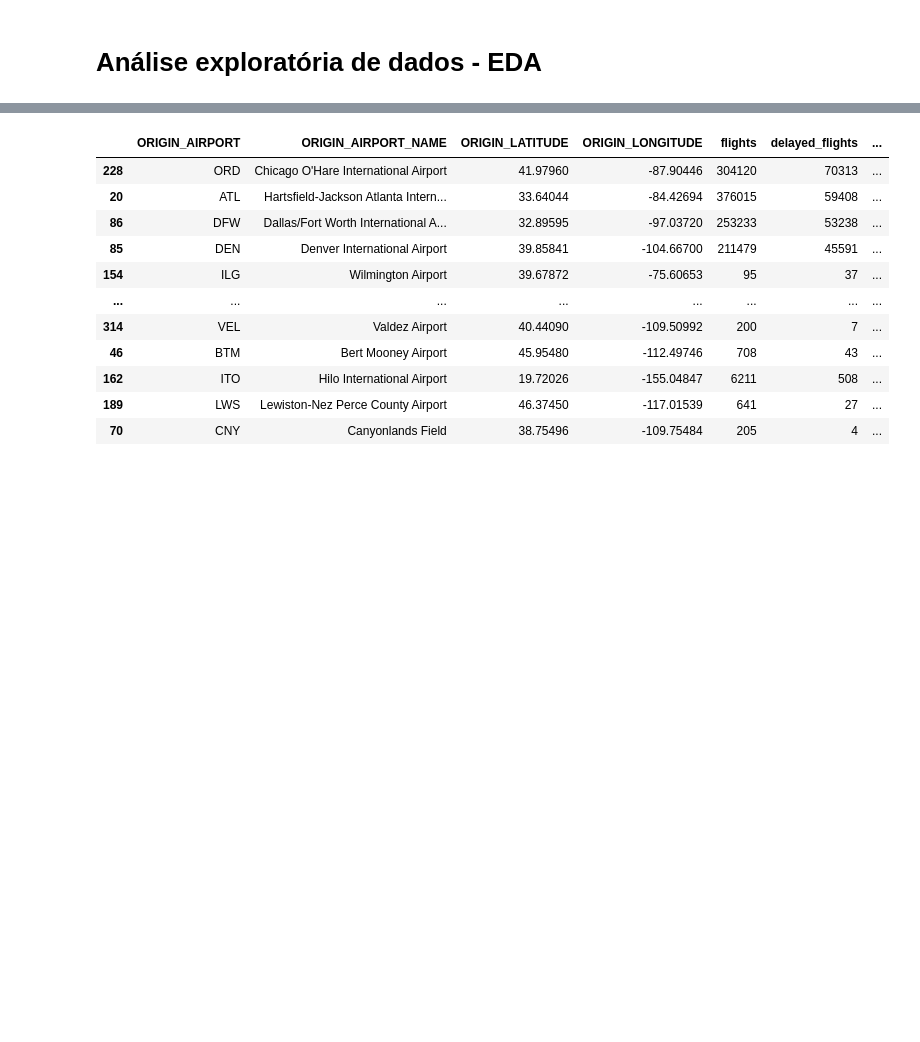
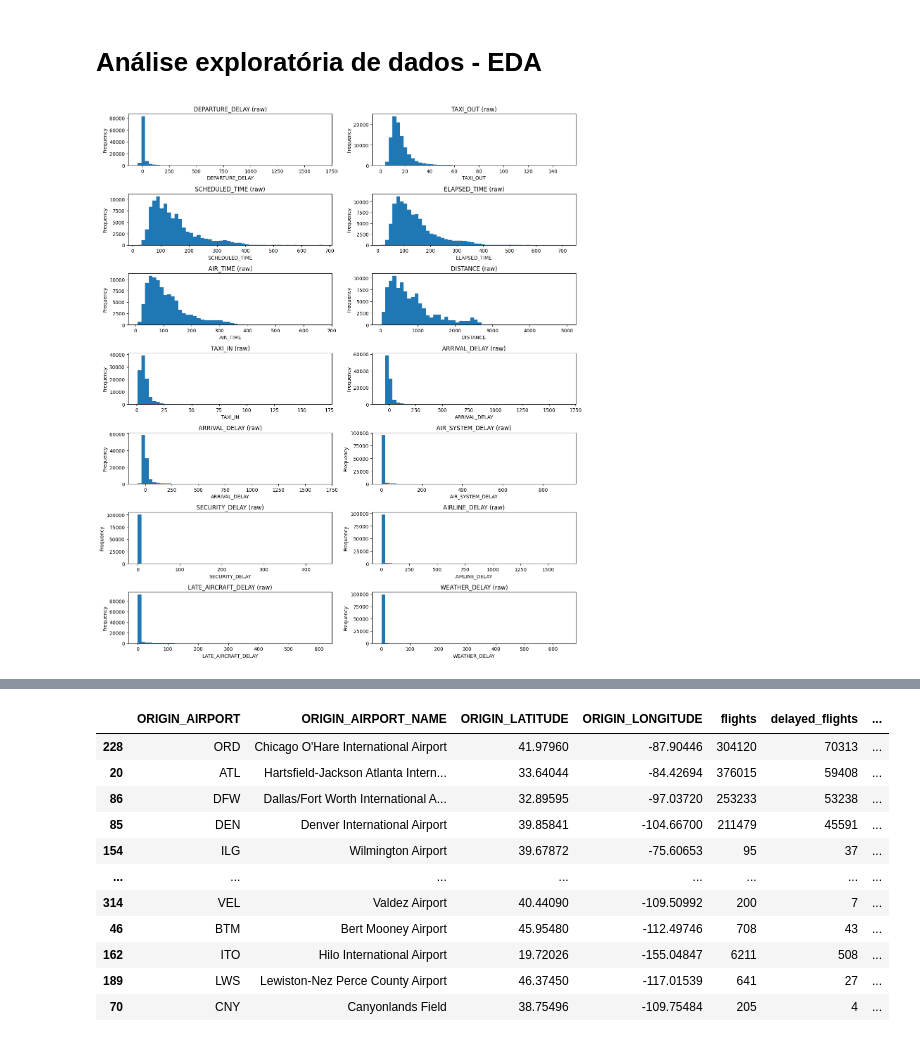
Before and after one commit to rafatega/fiap-tech-challenge-fase3, a Jupyter notebook: app/eda/eda.ipynb, the cells around one changed output, grey strips where cells are left out. Drawn from its saved outputs; the diff is of its cells as text; code cells hidden in the pictures; blank space fills up the shorter version.

```diff
--- a/app/eda/eda.ipynb
+++ b/app/eda/eda.ipynb
@@ -444,2 +523,24 @@ plot_numeric_cols = [
 ]
+# %%
+sample = df_completed.sample(n=min(100_000, len(df_completed)), random_state=42)
+
+fig, axes = plt.subplots(7, 2, figsize=(14, 16))
+axes = axes.ravel()
+
+for idx, col in enumerate(plot_numeric_cols):
+    values = sample[col].dropna()
+    axes[idx].hist(values, bins=50)
+    axes[idx].set_title(f"{col} (raw)")
+    axes[idx].set_xlabel(col)
+    axes[idx].set_ylabel("Frequency")
+
+for extra_ax in axes[len(plot_numeric_cols):]:
+    extra_ax.axis("off")
+
+plt.tight_layout()
+plt.savefig(output_dir / "completed_numeric_distributions_raw.png", dpi=150)
+plt.show()
+plt.close()
+# %% [output]
+[figure, added]
 # %%
```
Also changed, not shown: parts of 11 cells of this notebook, 2 other files.
